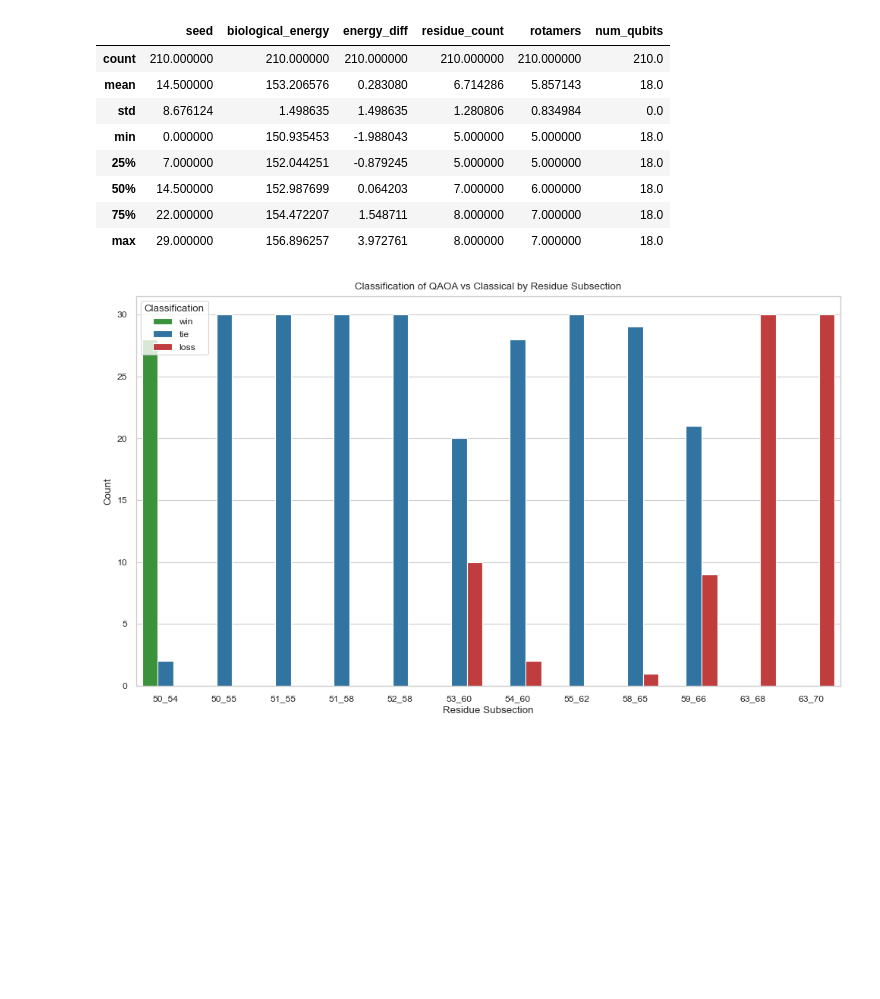
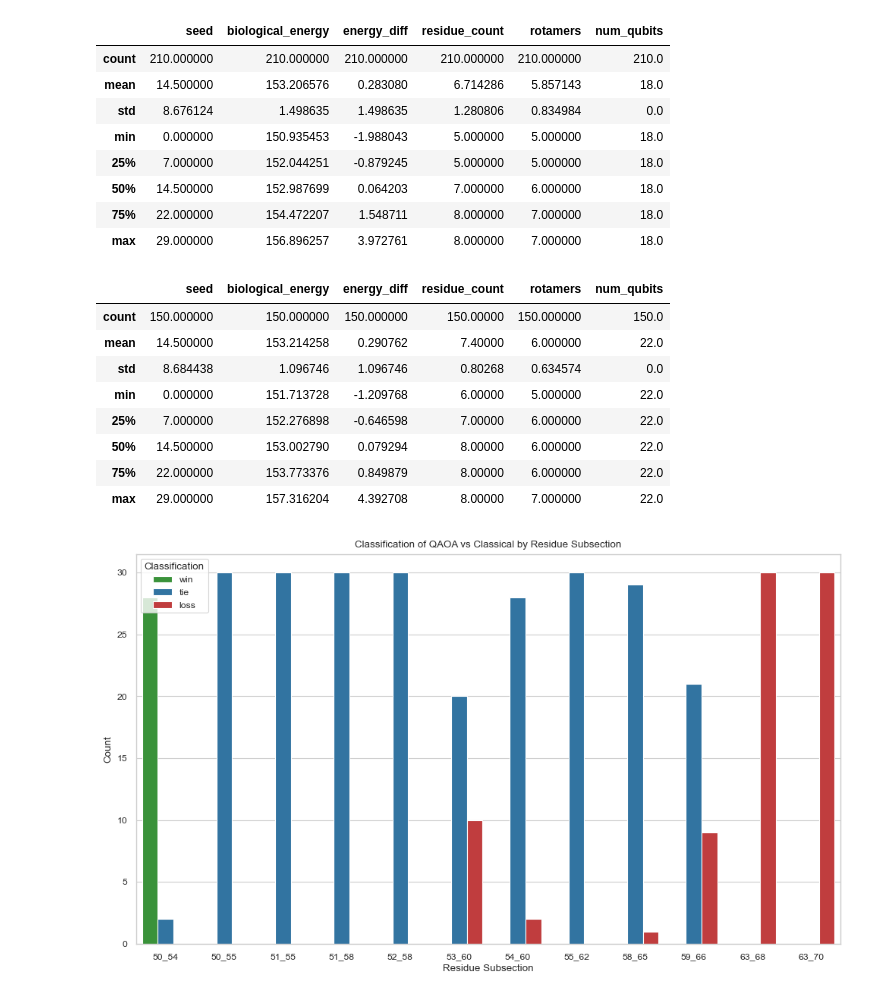
Before and after one commit to sebi-stewart/qml-protein-folding, a Jupyter notebook: jupyter_notebooks/evaluation_of_rescoring_at_high_qubit_count.ipynb, the cells around one changed output. Cells and saved outputs as stored; diff of their text form; code cells hidden in the pictures; blank space fills up the shorter version.

```diff
--- a/jupyter_notebooks/in_dissertation/phase2/eval_high_qubit_count.ipynb
+++ b/jupyter_notebooks/evaluation_of_rescoring_at_high_qubit_count.ipynb
@@ -41,6 +41,18 @@ df_18.describe()
 | 50% | 14.500000 | 152.987699 | 0.064203 | 7.000000 | 6.000000 | 18.0 |
 | 75% | 22.000000 | 154.472207 | 1.548711 | 8.000000 | 7.000000 | 18.0 |
 | max | 29.000000 | 156.896257 | 3.972761 | 8.000000 | 7.000000 | 18.0 |
+# %%
+df_22.describe()
+# %% [output]
+|  | seed | biological_energy | energy_diff | residue_count | rotamers | num_qubits |
+| count | 150.000000 | 150.000000 | 150.000000 | 150.00000 | 150.000000 | 150.0 |
+| mean | 14.500000 | 153.214258 | 0.290762 | 7.40000 | 6.000000 | 22.0 |
+| std | 8.684438 | 1.096746 | 1.096746 | 0.80268 | 0.634574 | 0.0 |
+| min | 0.000000 | 151.713728 | -1.209768 | 6.00000 | 5.000000 | 22.0 |
+| 25% | 7.000000 | 152.276898 | -0.646598 | 7.00000 | 6.000000 | 22.0 |
+| 50% | 14.500000 | 153.002790 | 0.079294 | 8.00000 | 6.000000 | 22.0 |
+| 75% | 22.000000 | 153.773376 | 0.849879 | 8.00000 | 6.000000 | 22.0 |
+| max | 29.000000 | 157.316204 | 4.392708 | 8.00000 | 7.000000 | 22.0 |
 # %%
 residue_order = (
     combined_df["residues"]
```
Also changed, not shown: 9 other files.
